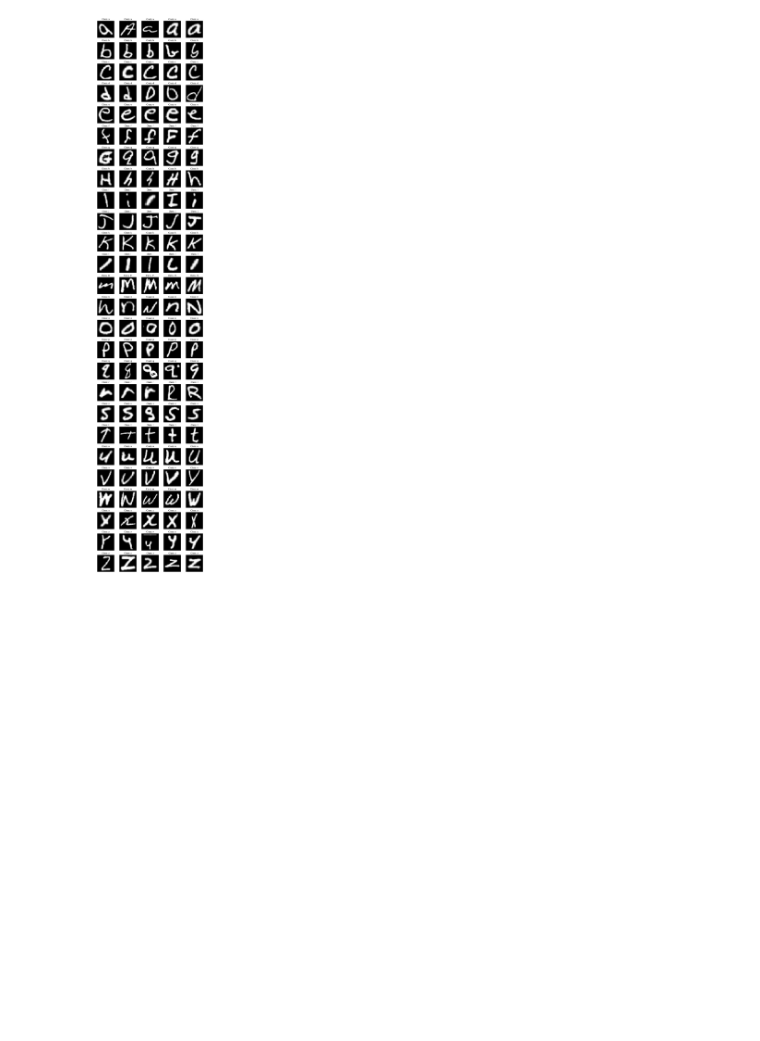
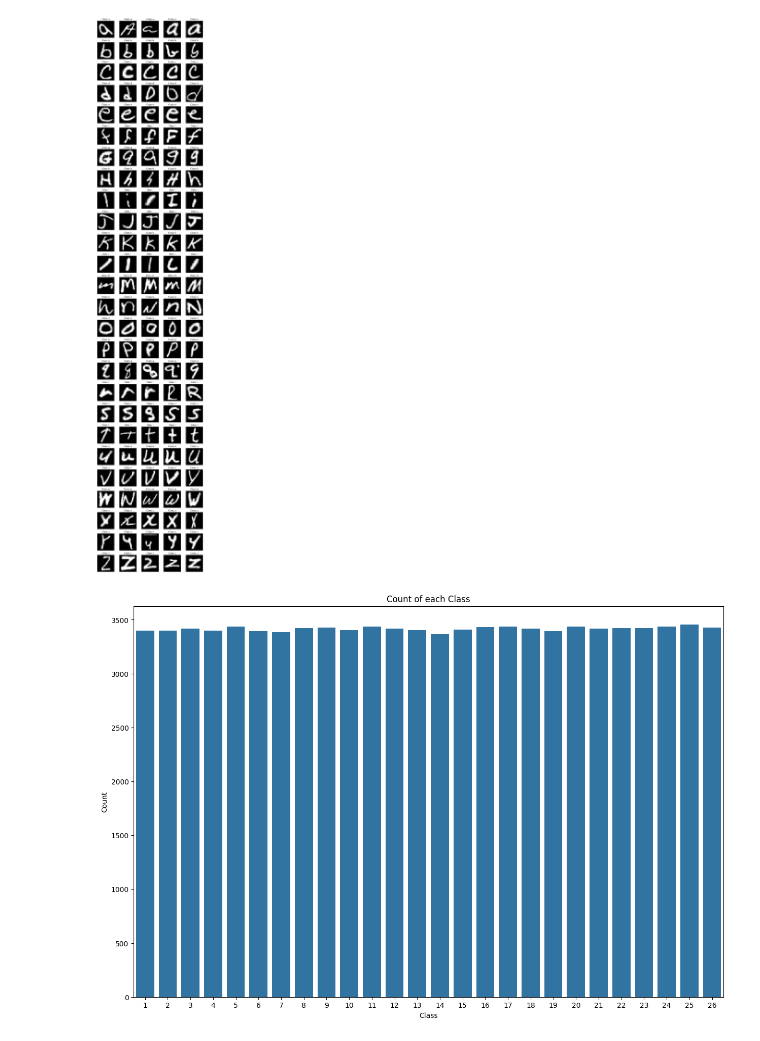
Before and after one commit to TayYikoon/CA2, a Jupyter notebook: DELE_CA2.ipynb, the cells around one changed output. Drawn from its saved outputs; the diff is of its cells as text; code cells hidden in the pictures; blank space fills up the shorter version.

```diff
--- a/DELE_CA2.ipynb
+++ b/DELE_CA2.ipynb
@@ -71,3 +72,15 @@ plt.tight_layout(rect=[0.05, 0.05, 1, 0.95])
 plt.show()
 # %% [output]
 [figure]
+# %%
+labels = pd.Series(labels)
+labels_counts = labels.value_counts().sort_index()
+# %%
+plt.figure(figsize=(15, 10))
+sns.barplot(x=labels_counts.index, y=labels_counts.values)
+plt.title("Count of each Class")
+plt.xlabel("Class")
+plt.ylabel("Count")
+plt.show()
+# %% [output]
+[figure, added]
```
Also changed, not shown: parts of 2 cells of this notebook.
